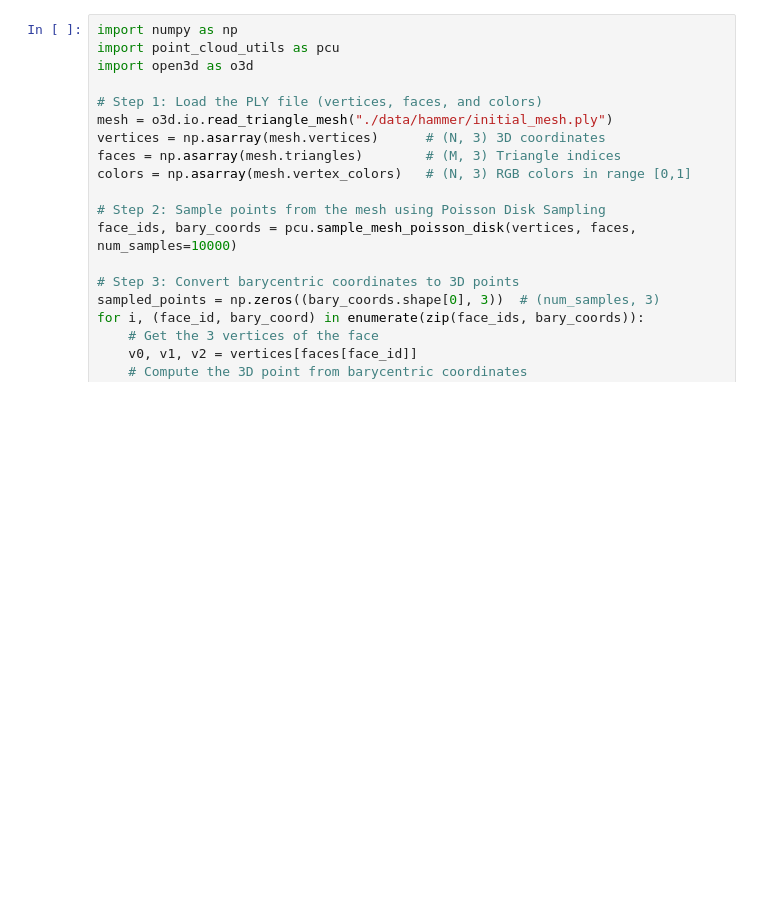
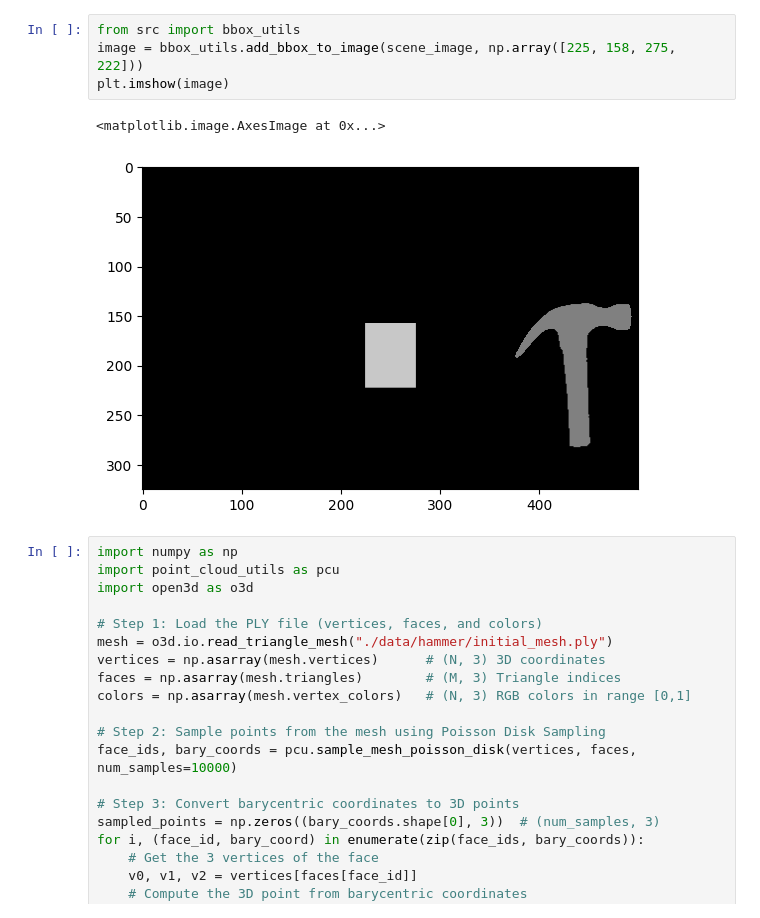
Before and after one commit to BE2R-Lab-RND-AI-Grasping/Affordance_Labeling, a Jupyter notebook: test.ipynb, the cells around one changed output. Saved outputs shown, nothing was run; the diff lists cells and outputs as text; blank space fills up the shorter version.

```diff
--- a/test.ipynb
+++ b/test.ipynb
@@ -18,3 +29,10 @@ OutOfMemoryError: CUDA out of memory. Tried to allocate 20.00 MiB. GPU 0 has a t
+# %%
+from src import bbox_utils
+image = bbox_utils.add_bbox_to_image(scene_image, np.array([225, 158, 275, 222]))
+plt.imshow(image)
+# %% [output]
+<matplotlib.image.AxesImage at 0x...>
+[figure, added]
 # %%
 import numpy as np
 import point_cloud_utils as pcu
```
Also changed, not shown: parts of 4 cells of this notebook, 4 other files.
